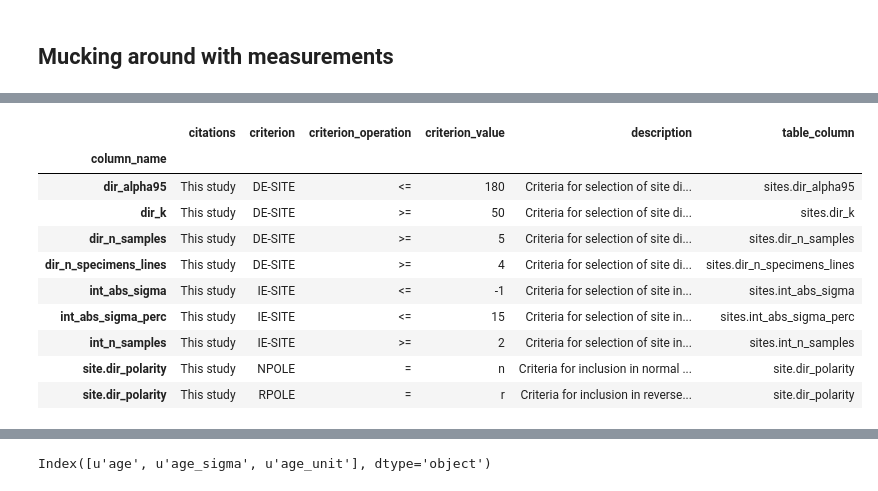
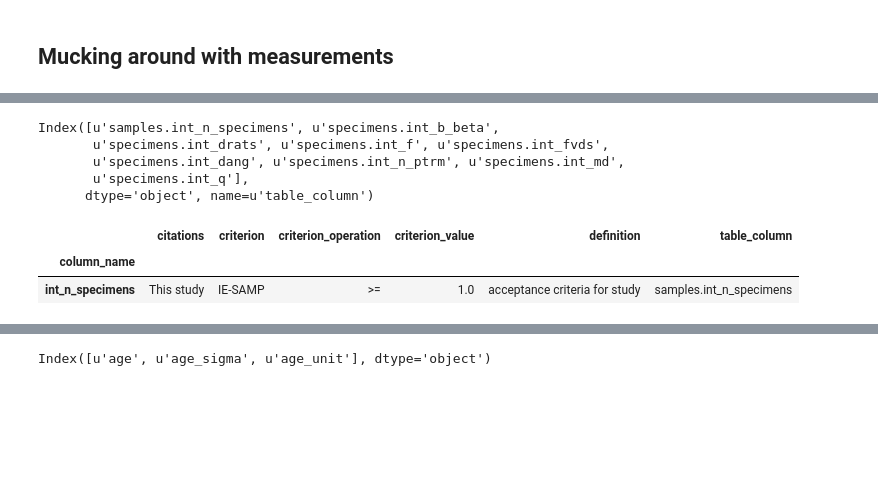
Before and after one commit to PmagPy/PmagPy, a Jupyter notebook: Intro to MagIC Contributions.ipynb, the cells around one changed output, grey strips where cells are left out. Drawn from its saved outputs; the diff is of its cells as text; code cells hidden in the pictures; blank space fills up the shorter version.

```diff
--- a/Intro to MagIC Contributions.ipynb
+++ b/Intro to MagIC Contributions.ipynb
@@ -300,0 +278,8 @@ sites.head()
+# %%
+criteria.index
+# %% [output]
+Index([u'samples.int_n_specimens', u'specimens.int_b_beta',
+       u'specimens.int_drats', u'specimens.int_f', u'specimens.int_fvds',
+       u'specimens.int_dang', u'specimens.int_n_ptrm', u'specimens.int_md',
+       u'specimens.int_q'],
+      dtype='object', name=u'table_column')
@@ -301,30 +289,23 @@ sites.head()
 # %%
-# get all criteria for sites
+# get all criteria for samples
 
-# only criteria with 'site' in table_column_name
-cond = criteria.index.str.contains('site')
-site_crit = criteria[cond].copy()
+# only criteria with 'samples' in table_column_name
+cond = criteria.index.str.contains('sample')
+samp_crit = criteria[cond].copy()
 # remove table name from index
-site_crit.index = site_crit.index.str.replace('sites.', '')
-site_crit.index.name = 'column_name'
+if len(samp_crit):
+    samp_crit.index = samp_crit.index.str.replace('samples.', '')
+    samp_crit.index.name = 'column_name'
 
 
-cols = site_crit.index
+cols = samp_crit.index
 list(cols)
 cols = list(cols)
 
-site_crit
+samp_crit
 # %% [output]
-|  | citations | criterion | criterion_operation | criterion_value | description | table_column |
+|  | citations | criterion | criterion_operation | criterion_value | definition | table_column |
 | column_name |  |  |  |  |  |  |
-| dir_alpha95 | This study | DE-SITE | <= | 180 | Criteria for selection of site di... | sites.dir_alpha95 |
-| dir_k | This study | DE-SITE | >= | 50 | Criteria for selection of site di... | sites.dir_k |
-| dir_n_samples | This study | DE-SITE | >= | 5 | Criteria for selection of site di... | sites.dir_n_samples |
-| dir_n_specimens_lines | This study | DE-SITE | >= | 4 | Criteria for selection of site di... | sites.dir_n_specimens_lines |
-| int_abs_sigma | This study | IE-SITE | <= | -1 | Criteria for selection of site in... | sites.int_abs_sigma |
-| int_abs_sigma_perc | This study | IE-SITE | <= | 15 | Criteria for selection of site in... | sites.int_abs_sigma_perc |
-| int_n_samples | This study | IE-SITE | >= | 2 | Criteria for selection of site in... | sites.int_n_samples |
-| site.dir_polarity | This study | NPOLE | = | n | Criteria for inclusion in normal ... | site.dir_polarity |
-| site.dir_polarity | This study | RPOLE | = | r | Criteria for inclusion in reverse... | site.dir_polarity |
+| int_n_specimens | This study | IE-SAMP | >= | 1.0 | acceptance criteria for study | samples.int_n_specimens |
 # %%
 #sites.head().ix[cols]
```
Also changed, not shown: parts of 25 cells of this notebook, 4 other files.
